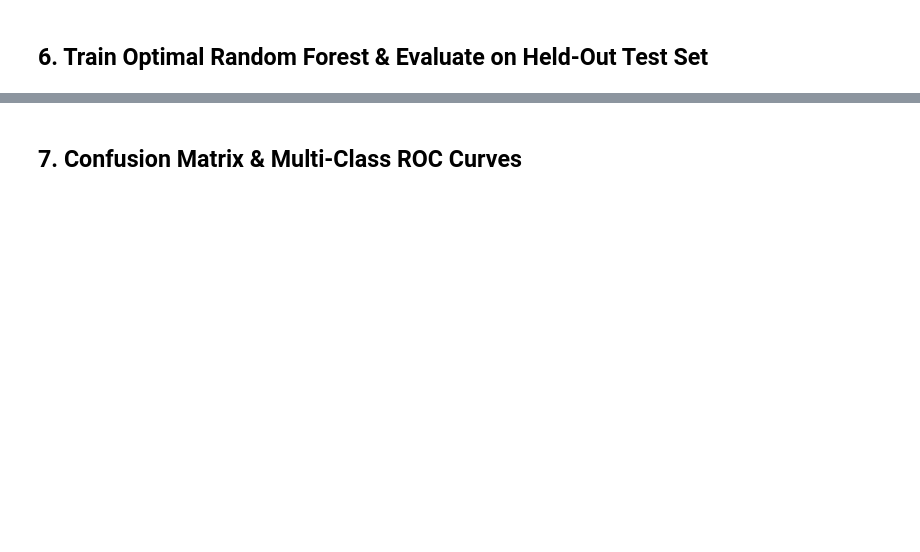
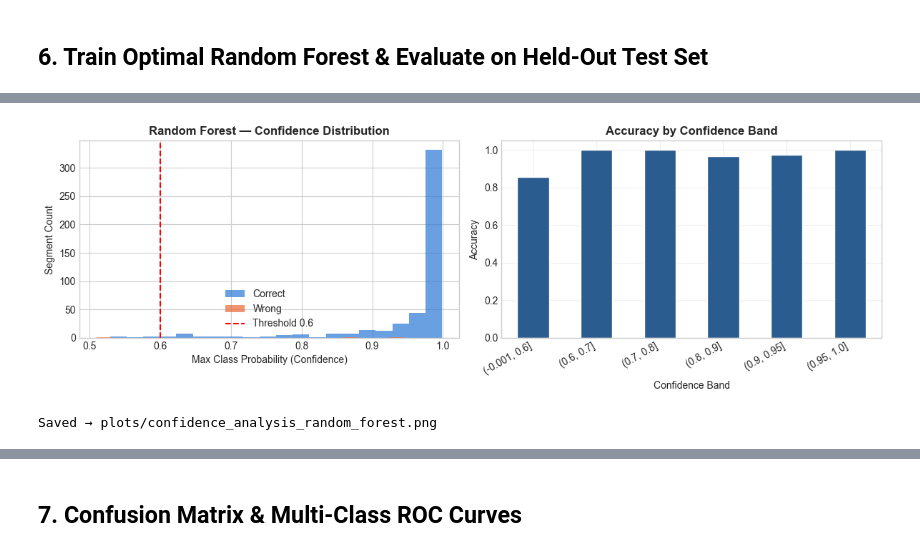
Before and after one commit to TheVantaDev/ML_CP, a Jupyter notebook: 03_person3_decision_tree_and_random_forest/random_forest.ipynb, the cells around one changed output, grey strips where cells are left out. Drawn from its saved outputs; the diff is of its cells as text; code cells hidden in the pictures; blank space fills up the shorter version.

```diff
--- a/03_person3_decision_tree_and_random_forest/random_forest.ipynb
+++ b/03_person3_decision_tree_and_random_forest/random_forest.ipynb
@@ -297,0 +358,71 @@ weighted avg      0.990     0.990     0.989       482
+# %%
+# ── Bootstrap Confidence Intervals on Test Set (by clip) ──────────────────
+LOW_CONFIDENCE_THRESHOLD = 0.60   # same value as src/utils/config.py
+CONF_BINS = [0, 0.6, 0.7, 0.8, 0.9, 0.95, 1.0]
+
+
+def bootstrap_clip_ci(y, pred, clips, n_boot=2000):
+    """95% bootstrap CI for macro F1 and accuracy, resampling whole clips."""
+    rng = np.random.default_rng(RANDOM_SEED)
+    positions = list(pd.DataFrame({"clip": clips}).groupby("clip").indices.values())
+    labels = list(range(num_classes))
+    f1s, accs = [], []
+    for _ in range(n_boot):
+        picks = rng.integers(0, len(positions), len(positions))
+        idx = np.concatenate([positions[p] for p in picks])
+        f1s.append(f1_score(y[idx], pred[idx], average="macro",
+                            labels=labels, zero_division=0))
+        accs.append((y[idx] == pred[idx]).mean())
+    return np.percentile(f1s, [2.5, 97.5]), np.percentile(accs, [2.5, 97.5])
+
+
+f1_ci, acc_ci = bootstrap_clip_ci(y_test, y_pred, test_clips)
+print(f"Test clips: {len(set(test_clips))} clips, {len(y_test)} segments")
+print(f"Macro F1 : {test_metrics['macro_f1']:.3f}  "
+      f"(95% CI {f1_ci[0]:.3f} – {f1_ci[1]:.3f})")
+print(f"Accuracy : {test_metrics['test_accuracy']:.3f}  "
+      f"(95% CI {acc_ci[0]:.3f} – {acc_ci[1]:.3f})")
+
+
+# ── Confidence / Decision-Support Analysis ─────────────────────────────────
+y_prob_test = best_model.predict_proba(X_test)
+conf = y_prob_test.max(axis=1)
+correct = (y_pred == y_test)
+flagged = conf < LOW_CONFIDENCE_THRESHOLD
+
+print(f"\nConfidence < {LOW_CONFIDENCE_THRESHOLD:.0%} → flagged for human review:")
+print(f"  Flagged  : {flagged.sum()} of {len(y_test)} ({flagged.mean():.1%})")
+print(f"  Accuracy of kept segments   : {correct[~flagged].mean():.3f} "
+      f"({(~flagged).sum()} segments)")
+print(f"  Error rate of kept segments : {1 - correct[~flagged].mean():.3f}")
+
+bands = pd.cut(conf, CONF_BINS, include_lowest=True)
+conf_table = (
+    pd.DataFrame({"conf_band": bands, "correct": correct})
+    .groupby("conf_band", observed=True)
+    .agg(segments=("correct", "size"), accuracy=("correct", "mean"))
+)
+print("\nAccuracy by confidence band:")
+print(conf_table.round(3).to_string())
+
+# Plot confidence histogram
+fig, axes = plt.subplots(1, 2, figsize=(12, 4))
+axes[0].hist(conf[correct], bins=20, alpha=0.7, color="#2a78d6", label="Correct")
+axes[0].hist(conf[~correct], bins=20, alpha=0.7, color="#eb6834", label="Wrong")
+axes[0].axvline(LOW_CONFIDENCE_THRESHOLD, color="red", linestyle="--",
+                label=f"Threshold {LOW_CONFIDENCE_THRESHOLD}")
+axes[0].set_xlabel("Max Class Probability (Confidence)")
+axes[0].set_ylabel("Segment Count")
+axes[0].set_title(f"{'Random Forest'} — Confidence Distribution", fontweight="bold")
+axes[0].legend()
+conf_table["accuracy"].plot(kind="bar", ax=axes[1], color="#2b5c8f", edgecolor="white")
+axes[1].set_title("Accuracy by Confidence Band", fontweight="bold")
+axes[1].set_xlabel("Confidence Band")
+axes[1].set_ylabel("Accuracy")
+axes[1].set_xticklabels([str(b) for b in conf_table.index], rotation=30, ha="right")
+axes[1].grid(True, alpha=0.3)
+fig.tight_layout()
+fig.savefig("plots/confidence_analysis_random_forest.png", dpi=200, bbox_inches="tight")
+plt.show()
+print("Saved → plots/confidence_analysis_random_forest.png")
+# %% [output]
@@ -297,0 +447,2 @@ weighted avg      0.990     0.990     0.989       482
+[figure, added]
+Saved → plots/confidence_analysis_random_forest.png
```
Also changed, not shown: parts of 13 cells of this notebook, 13 other files.
